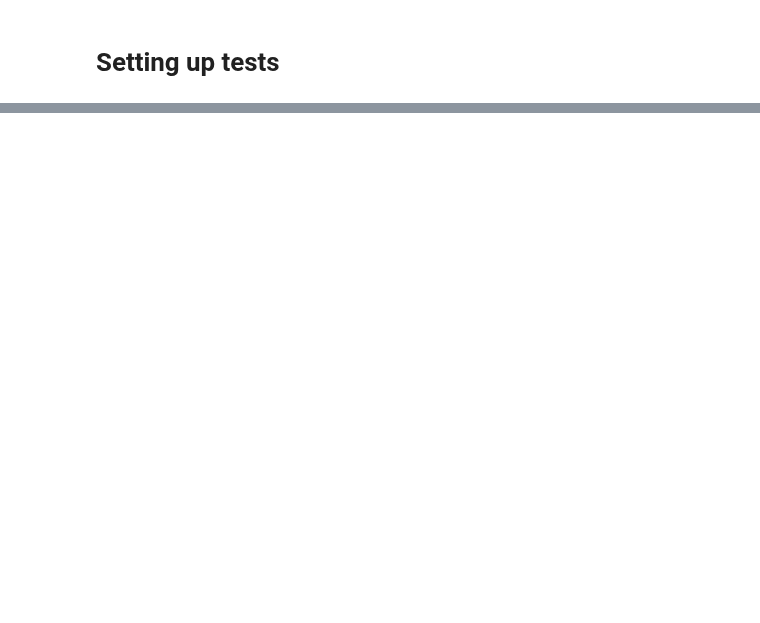
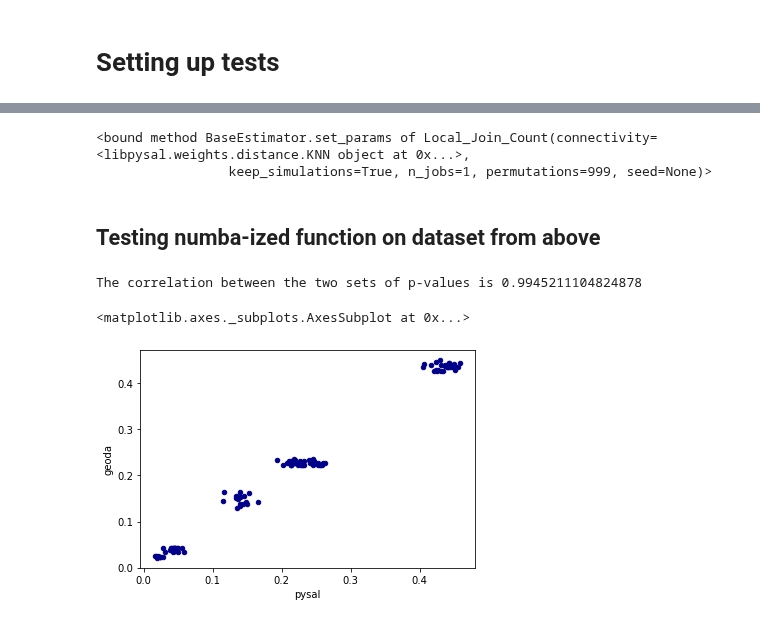
Before and after one commit to jeffcsauer/GSOC2020, a Jupyter notebook: validation/Validation_LJC_univariate.ipynb, the cells around one changed output, grey strips where cells are left out. Cells and saved outputs as stored; diff of their text form; code cells hidden in the pictures; blank space fills up the shorter version.

```diff
--- a/validation/Validation_LJC_univariate.ipynb
+++ b/validation/Validation_LJC_univariate.ipynb
@@ -508,0 +706,5 @@ assert np.array_equal(ljc.LJC, [0, 0, 0, 0, 0, 0, 0, 0, 2, 3, 3, 2, 2, 3, 3, 2])
+# %%
+test_results_numba.
+# %% [output]
+<bound method BaseEstimator.set_params of Local_Join_Count(connectivity=<libpysal.weights.distance.KNN object at 0x...>,
+                 keep_simulations=True, n_jobs=1, permutations=999, seed=None)>
@@ -508,0 +713,17 @@ assert np.array_equal(ljc.LJC, [0, 0, 0, 0, 0, 0, 0, 0, 2, 3, 3, 2, 2, 3, 3, 2])
+# %% [markdown]
+## Testing numba-ized function on dataset from above
+# %%
+test_results_numba = Local_Join_Count(connectivity=balt_knn5).fit(y_balt)
+
+# Assess correlation between p-values
+corrdf = pd.DataFrame(test_results_numba.p_sim, GeoDa_LJC.PP_VAL).reset_index()
+corrdf.columns = ['pysal', 'geoda']
+print("The correlation between the two sets of p-values is", corrdf['pysal'].corr(corrdf['geoda']))
+
+corrdf.plot.scatter(x='pysal',
+                    y='geoda',
+                    c='DarkBlue')
+# %% [output]
+The correlation between the two sets of p-values is 0.9945211104824878
+<matplotlib.axes._subplots.AxesSubplot at 0x...>
+[figure, added]
```
Also changed, not shown: parts of 13 cells of this notebook, 5 other files.
